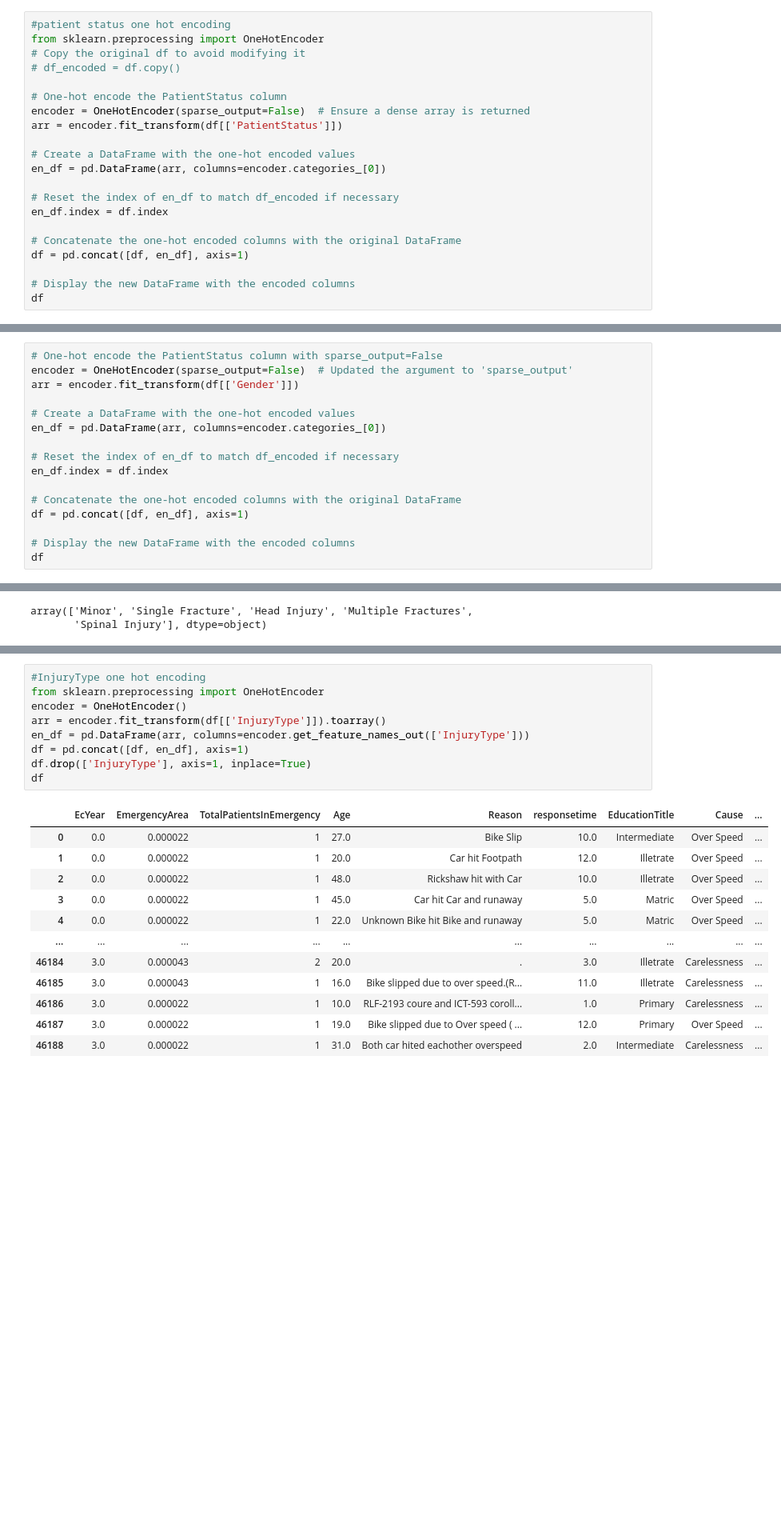
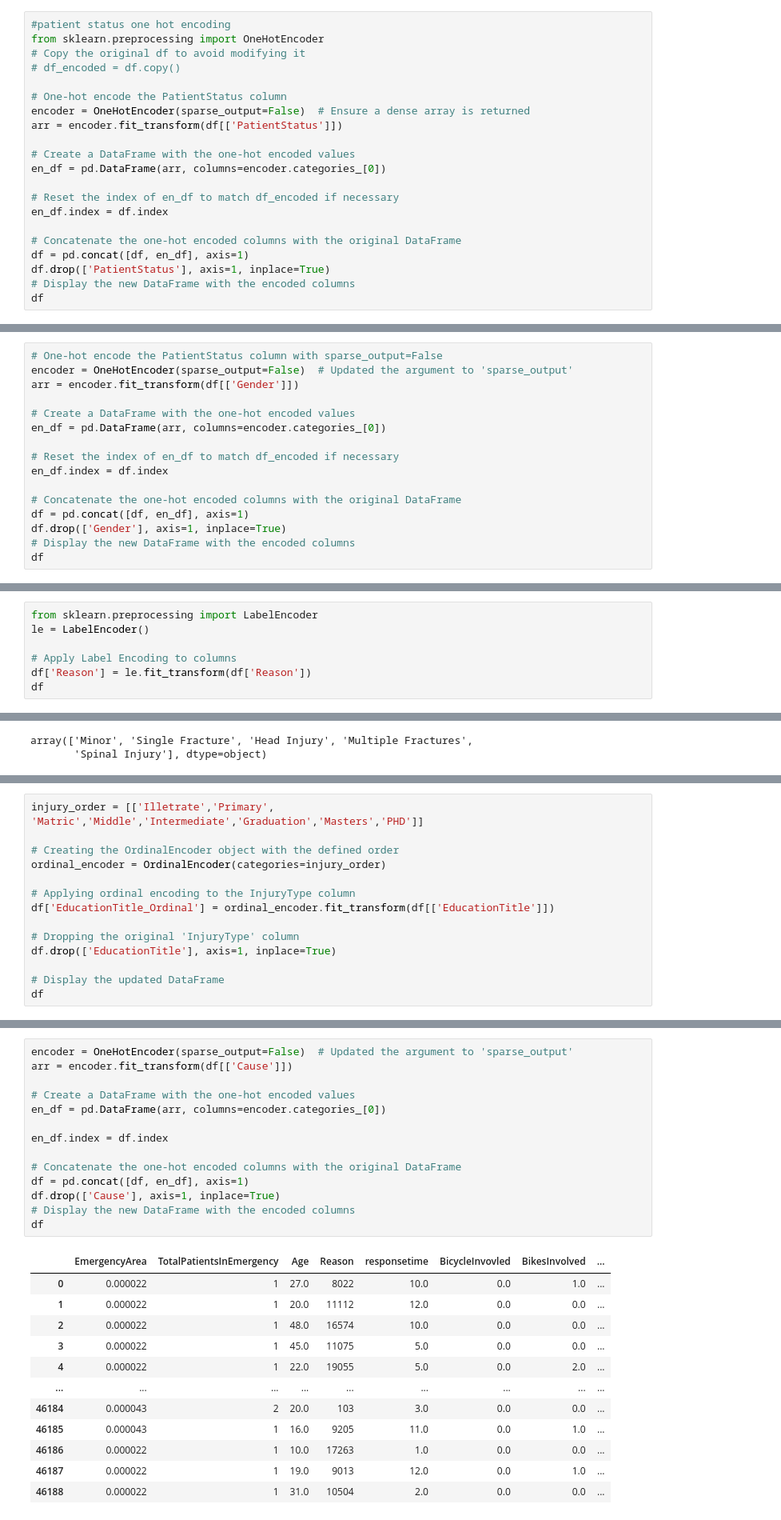
Before and after one commit to B-I-T-W-I-S-E-M-I-N-D-S/Apply-Data-PreProcessing, a Jupyter notebook: Apply_Data_PreProcessing.ipynb, the cells around one changed output, grey strips where cells are left out. Shown: that part at 80% size. Drawn from its saved outputs; the diff is of its cells as text; blank space fills up the shorter version.

Commit message:
Encoding done in all rows

```diff
--- a/Apply_Data_PreProcessing.ipynb
+++ b/Apply_Data_PreProcessing.ipynb
@@ -324,7 +320,7 @@ en_df.index = df.index
 
 # Concatenate the one-hot encoded columns with the original DataFrame
 df = pd.concat([df, en_df], axis=1)
-
+df.drop(['PatientStatus'], axis=1, inplace=True)
 # Display the new DataFrame with the encoded columns
 df
 # %% [output]
@@ -423,7 +419,7 @@ en_df.index = df.index
 
 # Concatenate the one-hot encoded columns with the original DataFrame
 df = pd.concat([df, en_df], axis=1)
-
+df.drop(['Gender'], axis=1, inplace=True)
 # Display the new DataFrame with the encoded columns
 df
 # %% [output]
@@ -546,0 +564,7 @@ df.head(50)
+# %%
+from sklearn.preprocessing import LabelEncoder
+le = LabelEncoder()
+
+# Apply Label Encoding to columns
+df['Reason'] = le.fit_transform(df['Reason'])
+df
@@ -553,0 +630,14 @@ array(['Minor', 'Single Fracture', 'Head Injury', 'Multiple Fractures',
+# %%
+injury_order = [['Illetrate','Primary', 'Matric','Middle','Intermediate','Graduation','Masters','PHD']]
+
+# Creating the OrdinalEncoder object with the defined order
+ordinal_encoder = OrdinalEncoder(categories=injury_order)
+
+# Applying ordinal encoding to the InjuryType column
+df['EducationTitle_Ordinal'] = ordinal_encoder.fit_transform(df[['EducationTitle']])
+
+# Dropping the original 'InjuryType' column
+df.drop(['EducationTitle'], axis=1, inplace=True)
+
+# Display the updated DataFrame
+df
@@ -554,22 +658,27 @@ array(['Minor', 'Single Fracture', 'Head Injury', 'Multiple Fractures',
 # %%
-#InjuryType one hot encoding
-from sklearn.preprocessing import OneHotEncoder
-encoder = OneHotEncoder()
-arr = encoder.fit_transform(df[['InjuryType']]).toarray()
-en_df = pd.DataFrame(arr, columns=encoder.get_feature_names_out(['InjuryType']))
+encoder = OneHotEncoder(sparse_output=False)  # Updated the argument to 'sparse_output'
+arr = encoder.fit_transform(df[['Cause']])
+
+# Create a DataFrame with the one-hot encoded values
+en_df = pd.DataFrame(arr, columns=encoder.categories_[0])
+
+en_df.index = df.index
+
+# Concatenate the one-hot encoded columns with the original DataFrame
 df = pd.concat([df, en_df], axis=1)
-df.drop(['InjuryType'], axis=1, inplace=True)
+df.drop(['Cause'], axis=1, inplace=True)
+# Display the new DataFrame with the encoded columns
 df
 # %% [output]
-|  | EcYear | EmergencyArea | TotalPatientsInEmergency | Age | Reason | responsetime | EducationTitle | Cause | ... |
-| 0 | 0.0 | 0.000022 | 1 | 27.0 | Bike Slip | 10.0 | Intermediate | Over Speed | ... |
-| 1 | 0.0 | 0.000022 | 1 | 20.0 | Car hit Footpath | 12.0 | Illetrate | Over Speed | ... |
-| 2 | 0.0 | 0.000022 | 1 | 48.0 | Rickshaw hit with Car | 10.0 | Illetrate | Over Speed | ... |
-| 3 | 0.0 | 0.000022 | 1 | 45.0 | Car hit Car and runaway | 5.0 | Matric | Over Speed | ... |
-| 4 | 0.0 | 0.000022 | 1 | 22.0 | Unknown Bike hit Bike and runaway | 5.0 | Matric | Over Speed | ... |
-| ... | ... | ... | ... | ... | ... | ... | ... | ... | ... |
-| 46184 | 3.0 | 0.000043 | 2 | 20.0 | . | 3.0 | Illetrate | Carelessness | ... |
-| 46185 | 3.0 | 0.000043 | 1 | 16.0 | Bike slipped due to over speed.(R... | 11.0 | Illetrate | Carelessness | ... |
-| 46186 | 3.0 | 0.000022 | 1 | 10.0 | RLF-2193 coure and ICT-593 coroll... | 1.0 | Primary | Carelessness | ... |
-| 46187 | 3.0 | 0.000022 | 1 | 19.0 | Bike slipped due to Over speed ( ... | 12.0 | Primary | Over Speed | ... |
-| 46188 | 3.0 | 0.000022 | 1 | 31.0 | Both car hited eachother overspeed | 2.0 | Intermediate | Carelessness | ... |
+|  | EmergencyArea | TotalPatientsInEmergency | Age | Reason | responsetime | BicycleInvovled | BikesInvolved | ... |
+| 0 | 0.000022 | 1 | 27.0 | 8022 | 10.0 | 0.0 | 1.0 | ... |
+| 1 | 0.000022 | 1 | 20.0 | 11112 | 12.0 | 0.0 | 0.0 | ... |
+| 2 | 0.000022 | 1 | 48.0 | 16574 | 10.0 | 0.0 | 0.0 | ... |
+| 3 | 0.000022 | 1 | 45.0 | 11075 | 5.0 | 0.0 | 0.0 | ... |
+| 4 | 0.000022 | 1 | 22.0 | 19055 | 5.0 | 0.0 | 2.0 | ... |
+| ... | ... | ... | ... | ... | ... | ... | ... | ... |
+| 46184 | 0.000043 | 2 | 20.0 | 103 | 3.0 | 0.0 | 0.0 | ... |
+| 46185 | 0.000043 | 1 | 16.0 | 9205 | 11.0 | 0.0 | 1.0 | ... |
+| 46186 | 0.000022 | 1 | 10.0 | 17263 | 1.0 | 0.0 | 0.0 | ... |
+| 46187 | 0.000022 | 1 | 19.0 | 9013 | 12.0 | 0.0 | 1.0 | ... |
+| 46188 | 0.000022 | 1 | 31.0 | 10504 | 2.0 | 0.0 | 0.0 | ... |
```
Also changed, not shown: parts of 21 cells of this notebook.
